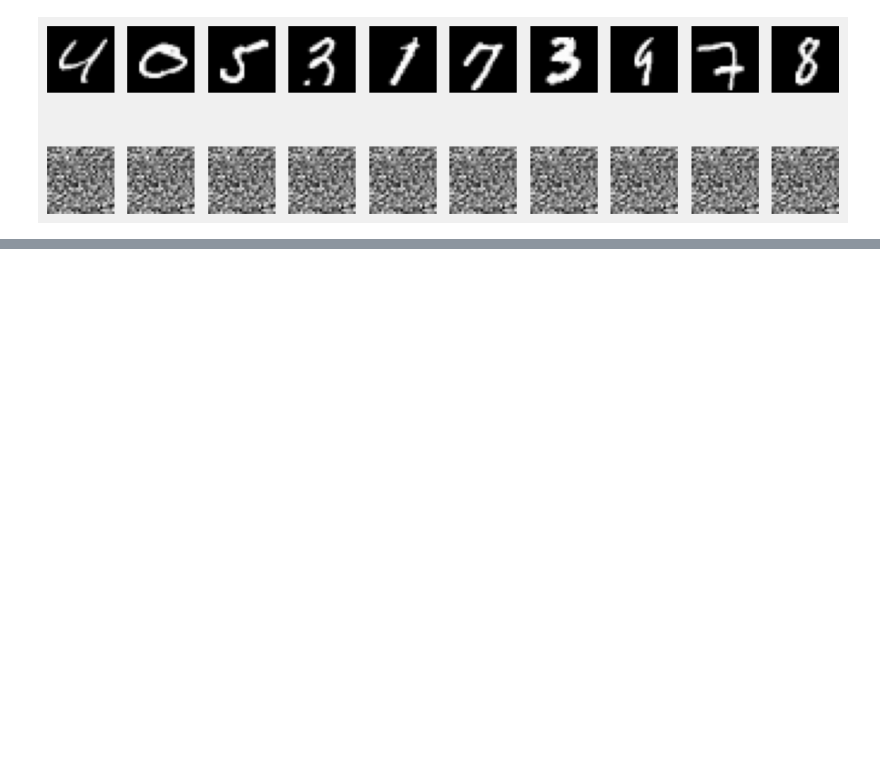
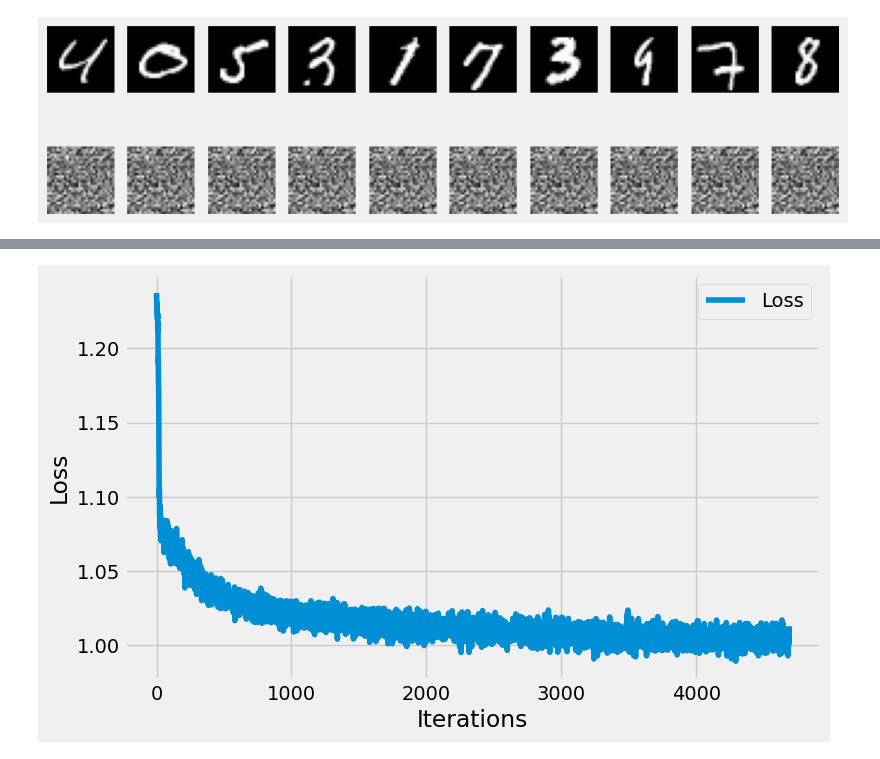
Before and after one commit to samehra/interview-prep, a Jupyter notebook: GeeksForGeeks_Implementing_an_Autoencoder_in_PyTorch.ipynb, the cells around one changed output, grey strips where cells are left out. Drawn from its saved outputs; the diff is of its cells as text; code cells hidden in the pictures; blank space fills up the shorter version.

```diff
--- a/GeeksForGeeks_Implementing_an_Autoencoder_in_PyTorch.ipynb
+++ b/GeeksForGeeks_Implementing_an_Autoencoder_in_PyTorch.ipynb
@@ -118,0 +169,55 @@ plt.show()
+# %%
+class AE(nn.Module):
+
+  def __init__(self):
+    super().__init__()
+
+    self.enc = Encoder()
+    self.dec = Decoder()
+
+  def forward(self, x):
+    encoded = self.enc(x)
+    decoded = self.dec(encoded)
+
+    return decoded
+# %%
+model = AE()
+loss_fn = nn.MSELoss()
+optimizer = optim.Adam(model.parameters(), lr=1e-3, weight_decay=1e-8)
+# %%
+losses = []
+outputs = []
+epochs = 10
+DAE = True
+
+device = torch.device("cuda" if torch.cuda.is_available() else "cpu")
+model.to(device)
+
+for epoch in range(epochs):
+  for image, _ in train_loader:
+    image = image.view(-1, 28 * 28)
+    if DAE:
+      noise = torch.randn(image.size())
+      image = image + noise
+    image = image.to(device)
+    reconstructed = model(image)
+    loss = loss_fn(reconstructed, image)
+
+    optimizer.zero_grad()
+    loss.backward()
+    optimizer.step()
+
+    losses.append(loss.item())
+
+    outputs.append((epoch, image, reconstructed, loss.item()))
+
+  print(f"epoch:{epoch+1}/{epochs}, Loss:{loss.item()}")
+
+plt.style.use('fivethirtyeight')
+plt.figure(figsize=(8, 5))
+plt.plot(losses, label='Loss')
+plt.xlabel('Iterations')
+plt.ylabel('Loss')
+plt.legend()
+plt.show()
+# %% [output]
@@ -118,0 +234 @@ plt.show()
+[figure, added]
```
Also changed, not shown: parts of 7 cells of this notebook.
